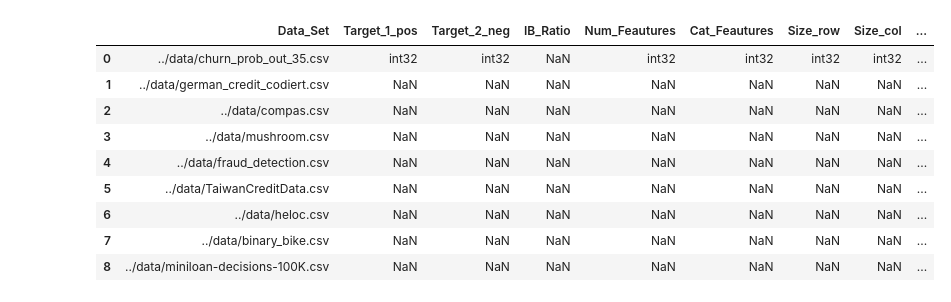
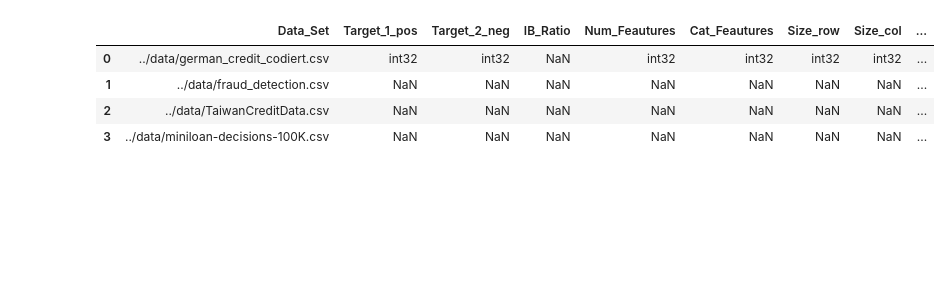
Before and after one commit to IBM/rulebenchmark, a Jupyter notebook: unified-experiments/evaluation.ipynb, the cells around one changed output. Cells and saved outputs as stored; diff of their text form; code cells hidden in the pictures; blank space fills up the shorter version.

```diff
--- a/unified-experiments/evaluation.ipynb
+++ b/unified-experiments/evaluation.ipynb
@@ -17,42 +15,37 @@ len(Config_list)
 # %%
 from pathlib import Path
 import matplotlib.pyplot as plt
 
 # create df and label target label new
 df_list = []
 csv_list = []
 for i in range(len(Config_list)):
 
     if Config_list[i][1]['TYPE'] == "BINARY":
         if Config_list[i][1]["DATA_SET"] not in csv_list:
             temp_df = pd.read_csv(Config_list[i][1]["DATA_SET"])
             csv_list.append(Config_list[i][1]["DATA_SET"])
             temp_df = temp_df.drop(columns=Config_list[i][1]['DROP'])
             temp_df= temp_df.rename(columns={temp_df[Config_list[i][1]['TARGET_LABEL']].name : 'TARGET_LABEL'})
             df_list.append(temp_df)
 
 eval_df = pd.DataFrame(csv_list, columns=['Data_Set'])
 eval_df["Target_1_pos"] = pd.Series('int32')
 eval_df["Target_2_neg"] = pd.Series('int32')
 eval_df["IB_Ratio"] = pd.Series()
 eval_df["Num_Feautures"] = pd.Series('int32')
 eval_df["Cat_Feautures"] = pd.Series('int32')
 eval_df["Size_row"] = pd.Series('int32')
 eval_df["Size_col"] = pd.Series('int32')
-eval_df["Accuracy"] = pd.Series()
+eval_df["BRCG_Recall"] = pd.Series()
 
 eval_df
 # %% [output]
 |  | Data_Set | Target_1_pos | Target_2_neg | IB_Ratio | Num_Feautures | Cat_Feautures | Size_row | Size_col | ... |
-| 0 | ../data/churn_prob_out_35.csv | int32 | int32 | NaN | int32 | int32 | int32 | int32 | ... |
-| 1 | ../data/german_credit_codiert.csv | NaN | NaN | NaN | NaN | NaN | NaN | NaN | ... |
-| 2 | ../data/compas.csv | NaN | NaN | NaN | NaN | NaN | NaN | NaN | ... |
-| 3 | ../data/mushroom.csv | NaN | NaN | NaN | NaN | NaN | NaN | NaN | ... |
-| 4 | ../data/fraud_detection.csv | NaN | NaN | NaN | NaN | NaN | NaN | NaN | ... |
-| 5 | ../data/TaiwanCreditData.csv | NaN | NaN | NaN | NaN | NaN | NaN | NaN | ... |
-| 6 | ../data/heloc.csv | NaN | NaN | NaN | NaN | NaN | NaN | NaN | ... |
-| 7 | ../data/binary_bike.csv | NaN | NaN | NaN | NaN | NaN | NaN | NaN | ... |
-| 8 | ../data/miniloan-decisions-100K.csv | NaN | NaN | NaN | NaN | NaN | NaN | NaN | ... |
+| 0 | ../data/german_credit_codiert.csv | int32 | int32 | NaN | int32 | int32 | int32 | int32 | ... |
+| 1 | ../data/fraud_detection.csv | NaN | NaN | NaN | NaN | NaN | NaN | NaN | ... |
+| 2 | ../data/TaiwanCreditData.csv | NaN | NaN | NaN | NaN | NaN | NaN | NaN | ... |
+| 3 | ../data/miniloan-decisions-100K.csv | NaN | NaN | NaN | NaN | NaN | NaN | NaN | ... |
 # %%
 # iterate over the datasets and get needed metrics
 for frame in range(len(df_list)):
```
Also changed, not shown: parts of 3 cells of this notebook, 2 other files.
